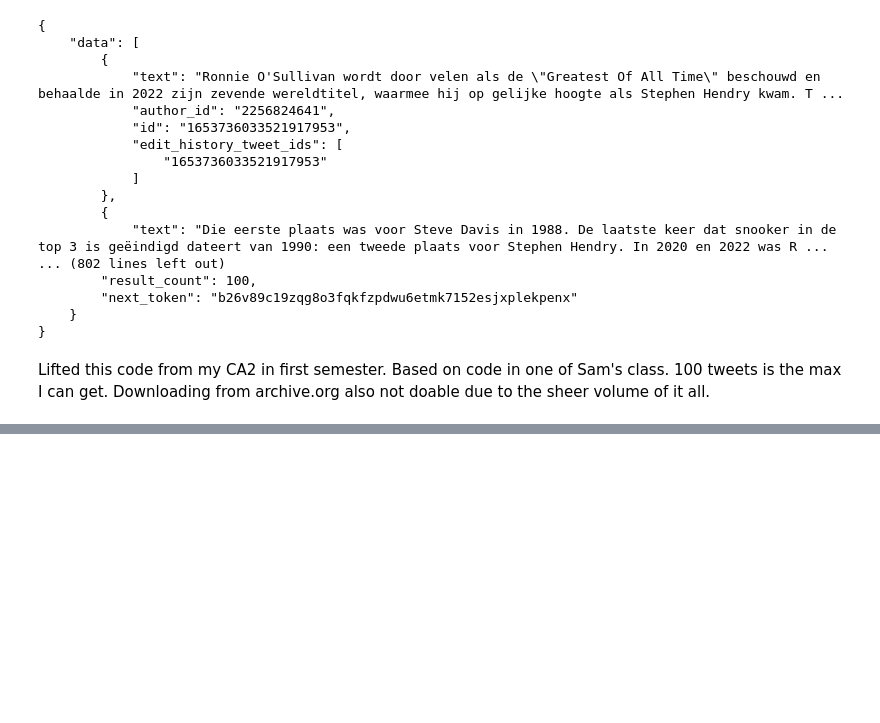
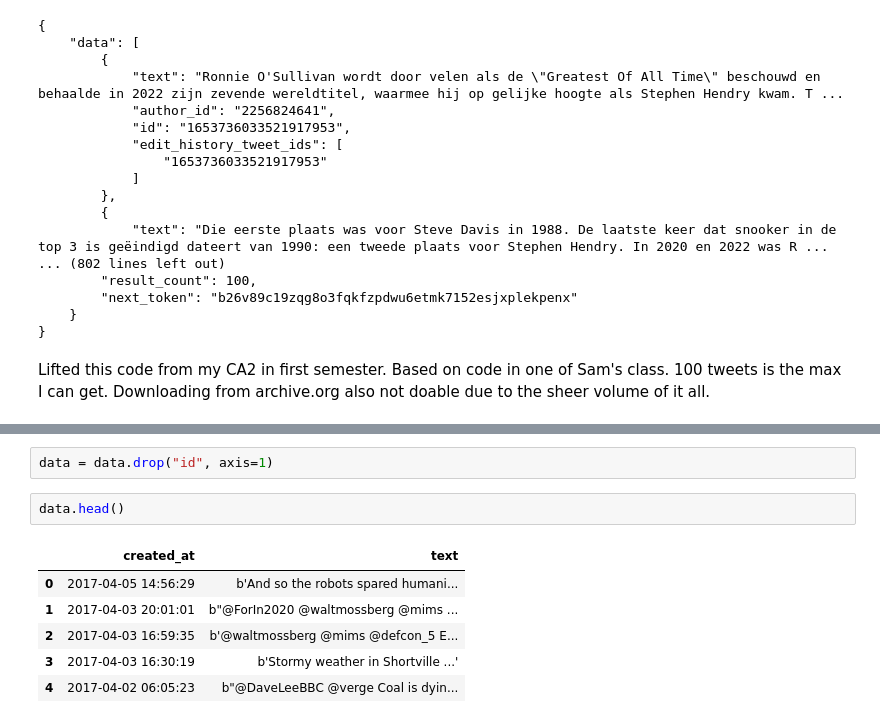
Before and after one commit to DarrenCCT/ADA-and-BDSP-CA2, a Jupyter notebook: CA2.ipynb, the cells around one changed output, grey strips where cells are left out. Cells and saved outputs as stored; diff of their text form; blank space fills up the shorter version.

```diff
--- a/CA2.ipynb
+++ b/CA2.ipynb
@@ -91,0 +104,11 @@ Lifted this code from my CA2 in first semester. Based on code in one of Sam's cl
+# %%
+data = data.drop("id", axis=1)
+# %%
+data.head()
+# %% [output]
+|  | created_at | text |
+| 0 | 2017-04-05 14:56:29 | b'And so the robots spared humani... |
+| 1 | 2017-04-03 20:01:01 | b"@ForIn2020 @waltmossberg @mims ... |
+| 2 | 2017-04-03 16:59:35 | b'@waltmossberg @mims @defcon_5 E... |
+| 3 | 2017-04-03 16:30:19 | b'Stormy weather in Shortville ...' |
+| 4 | 2017-04-02 06:05:23 | b"@DaveLeeBBC @verge Coal is dyin... |
```
Also changed, not shown: parts of 21 cells of this notebook, 3 other files.
